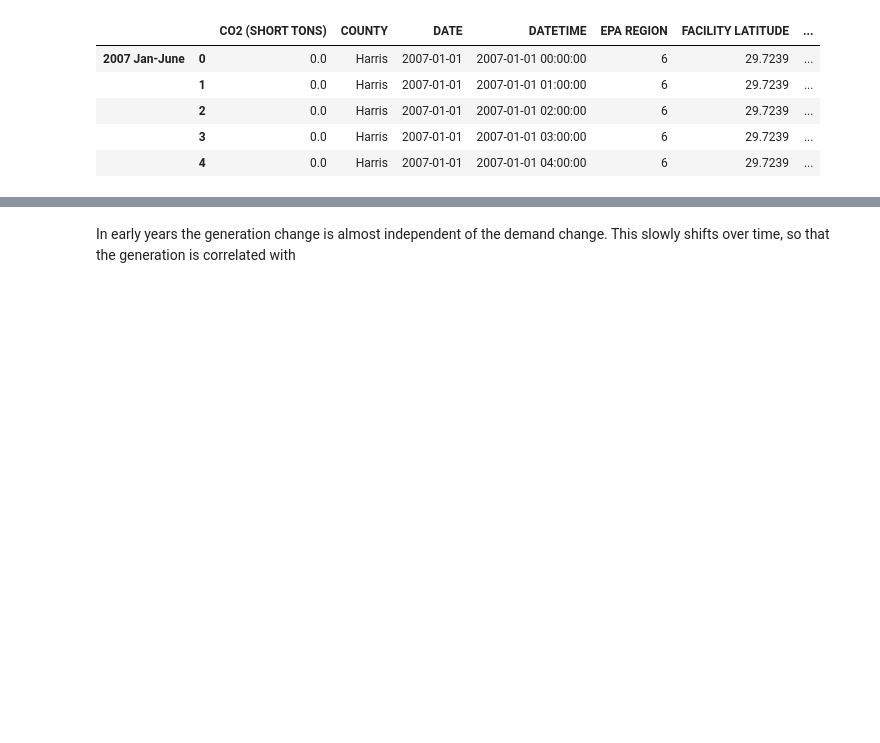
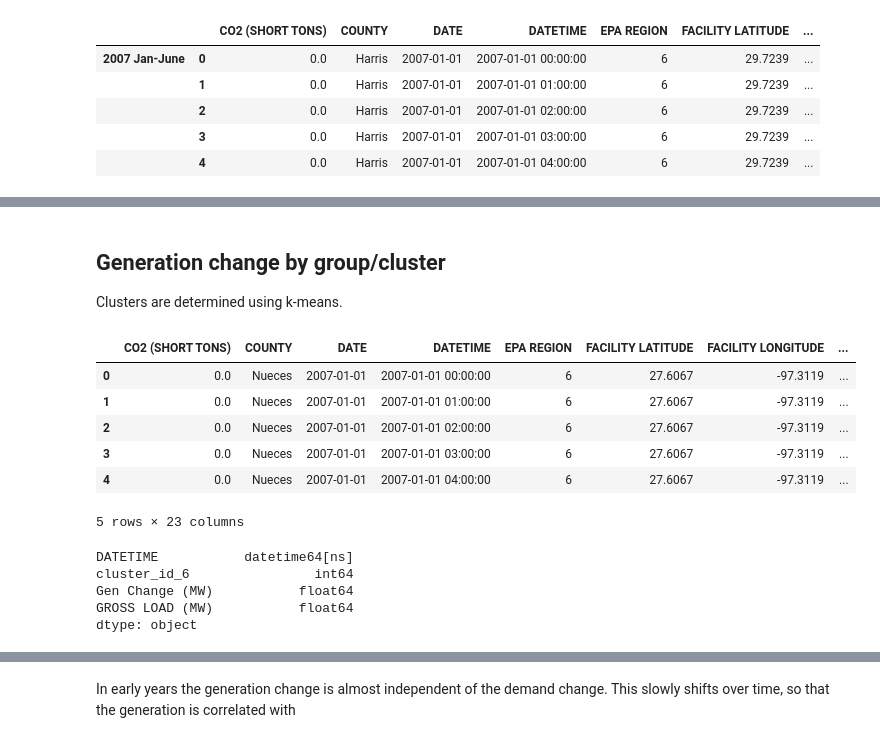
Before and after one commit to gschivley/ERCOT_power, a Jupyter notebook: Group classification/Determine marginal unit.ipynb, the cells around one changed output, grey strips where cells are left out. Drawn from its saved outputs; the diff is of its cells as text; code cells hidden in the pictures; blank space fills up the shorter version.

```diff
--- a/Group classification/Determine marginal unit.ipynb
+++ b/Group classification/Determine marginal unit.ipynb
@@ -104,7 +113,7 @@ def plant_gen_delta(df):
     for plant in df['PLANT_ID'].unique():
         temp = df.loc[df['PLANT_ID'] == plant,:]
         gen_change = temp.loc[:,'GROSS LOAD (MW)'].values - temp.loc[:,'GROSS LOAD (MW)'].shift(1).values
-        temp.loc[:,'Gen Change'] = gen_change
+        temp.loc[:,'Gen Change (MW)'] = gen_change
         df_list.append(temp)
     return pd.concat(df_list)
 # %%
@@ -143,3 +141,21 @@ allEPA.tail()
 | 4511877 | 395.601 | Brazoria | 2015-12-31 | 2015-12-31 21:00:00 | 6 | 29.0728 | -95.745 | ... |
 | 4511878 | 401.501 | Brazoria | 2015-12-31 | 2015-12-31 22:00:00 | 6 | 29.0728 | -95.745 | ... |
 | 4511879 | 403.300 | Brazoria | 2015-12-31 | 2015-12-31 23:00:00 | 6 | 29.0728 | -95.745 | ... |
+# %% [markdown]
+## Generation change by group/cluster
+Clusters are determined using k-means.
+# %%
+cluster_df = pd.read_csv('Cluster labels.csv')
+# %%
+merged_epa_cluster = pd.merge(allEPA, cluster_df, left_on=['PLANT_ID', 'YEAR'],
+                             right_on=['plant_id', 'year'])
+# %%
+merged_epa_cluster.head()
+# %% [output]
+|  | CO2 (SHORT TONS) | COUNTY | DATE | DATETIME | EPA REGION | FACILITY LATITUDE | FACILITY LONGITUDE | ... |
+| 0 | 0.0 | Nueces | 2007-01-01 | 2007-01-01 00:00:00 | 6 | 27.6067 | -97.3119 | ... |
+| 1 | 0.0 | Nueces | 2007-01-01 | 2007-01-01 01:00:00 | 6 | 27.6067 | -97.3119 | ... |
+| 2 | 0.0 | Nueces | 2007-01-01 | 2007-01-01 02:00:00 | 6 | 27.6067 | -97.3119 | ... |
+| 3 | 0.0 | Nueces | 2007-01-01 | 2007-01-01 03:00:00 | 6 | 27.6067 | -97.3119 | ... |
+| 4 | 0.0 | Nueces | 2007-01-01 | 2007-01-01 04:00:00 | 6 | 27.6067 | -97.3119 | ... |
+5 rows × 23 columns
@@ -145,0 +166,8 @@ allEPA.tail()
+# %%
+grouped_clusters.dtypes
+# %% [output]
+DATETIME           datetime64[ns]
+cluster_id_6                int64
+Gen Change (MW)           float64
+GROSS LOAD (MW)           float64
+dtype: object
```
Also changed, not shown: parts of 24 cells of this notebook.
